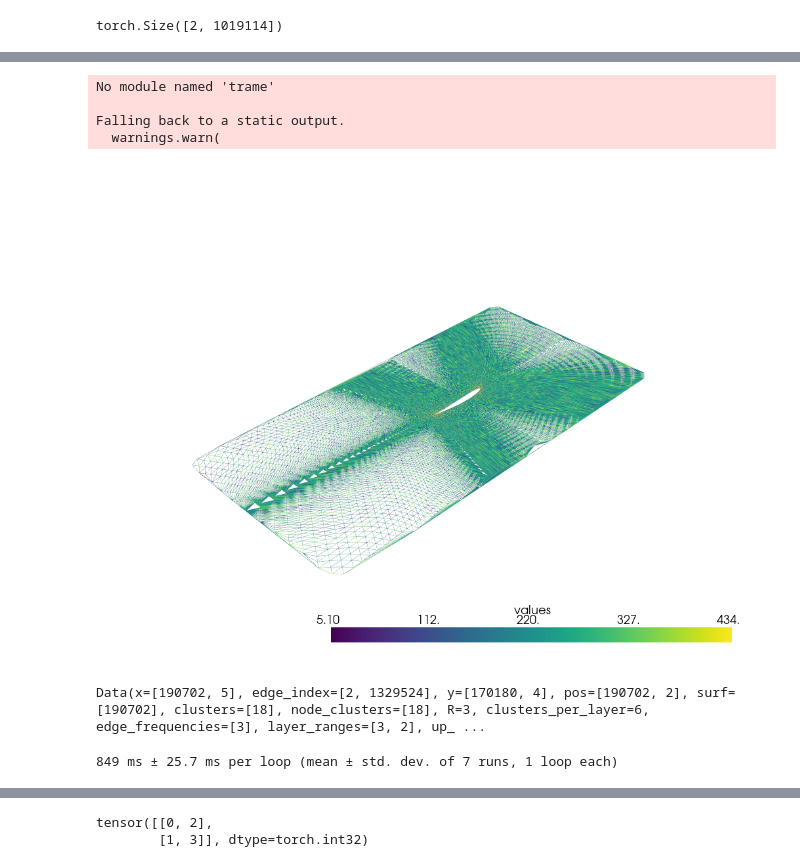
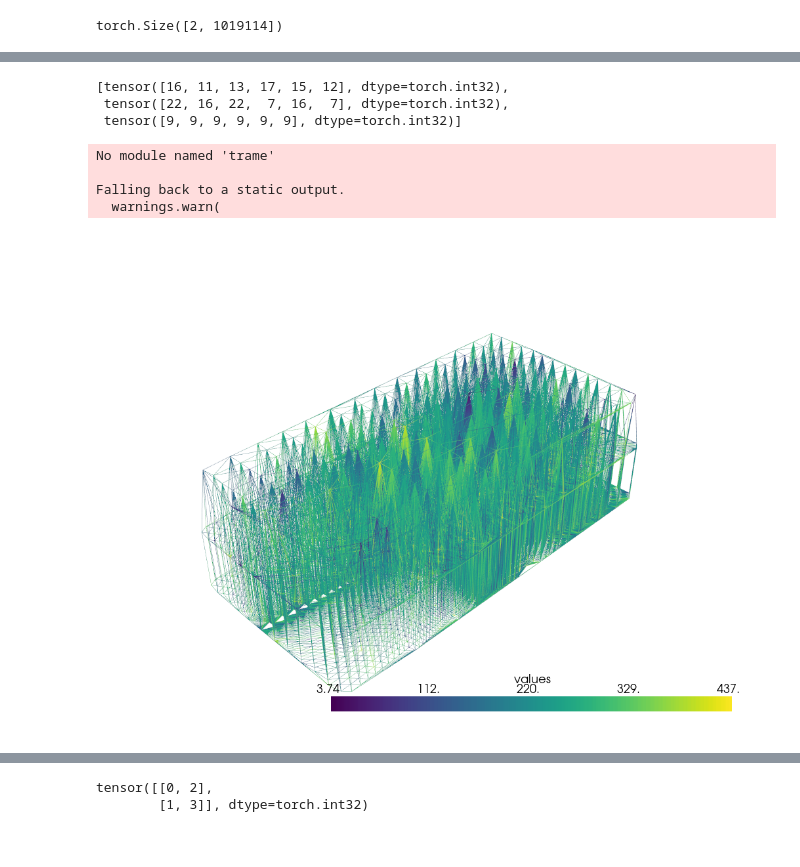
Before and after one commit to DimitriTimoz/cfdml, a Jupyter notebook: models/meshup/meshbased_upsample.ipynb, the cells around one changed output, grey strips where cells are left out. Cells and saved outputs as stored; diff of their text form; code cells hidden in the pictures.

```diff
--- a/models/meshup/meshbased_upsample.ipynb
+++ b/models/meshup/meshbased_upsample.ipynb
@@ -60,26 +122,25 @@ divide_mesh(data.pos, data.edge_index.T, 6)
 # %%
 import matplotlib.pyplot as plt
 
-plot_graph(data)
+#plot_graph(data)
-# %% [output]
-No module named 'trame'
-
-Falling back to a static output.
-  warnings.warn(
-[figure, removed]
 # %%
 device = torch.device('cuda')
 b = generate_coarse_graphs(data, R=3, K=6)
-b
+b.edge_frequencies
 # %% [output]
-Data(x=[190702, 5], edge_index=[2, 1329524], y=[170180, 4], pos=[190702, 2], surf=[190702], clusters=[18], node_clusters=[18], R=3, clusters_per_layer=6, edge_frequencies=[3], layer_ranges=[3, 2], up_ ...
+[tensor([16, 11, 13, 17, 15, 12], dtype=torch.int32),
+ tensor([22, 16, 22,  7, 16,  7], dtype=torch.int32),
+ tensor([9, 9, 9, 9, 9, 9], dtype=torch.int32)]
 # %%
-%%timeit
 device = torch.device('cuda')
-b = generate_coarse_graphs(data, R=3, K=6)
-#plot_graph(b)
+b = generate_coarse_graphs(data, R=3, K=6, visualize=True)
+plot_graph(b)
 # %% [output]
-849 ms ± 25.7 ms per loop (mean ± std. dev. of 7 runs, 1 loop each)
+No module named 'trame'
+
+Falling back to a static output.
+  warnings.warn(
+[figure, added]
 # %%
 device = torch.device('cuda' if torch.cuda.is_available() else 'cpu')
 b = b.to(device)
```
Also changed, not shown: parts of 4 cells of this notebook, 12 other files.
